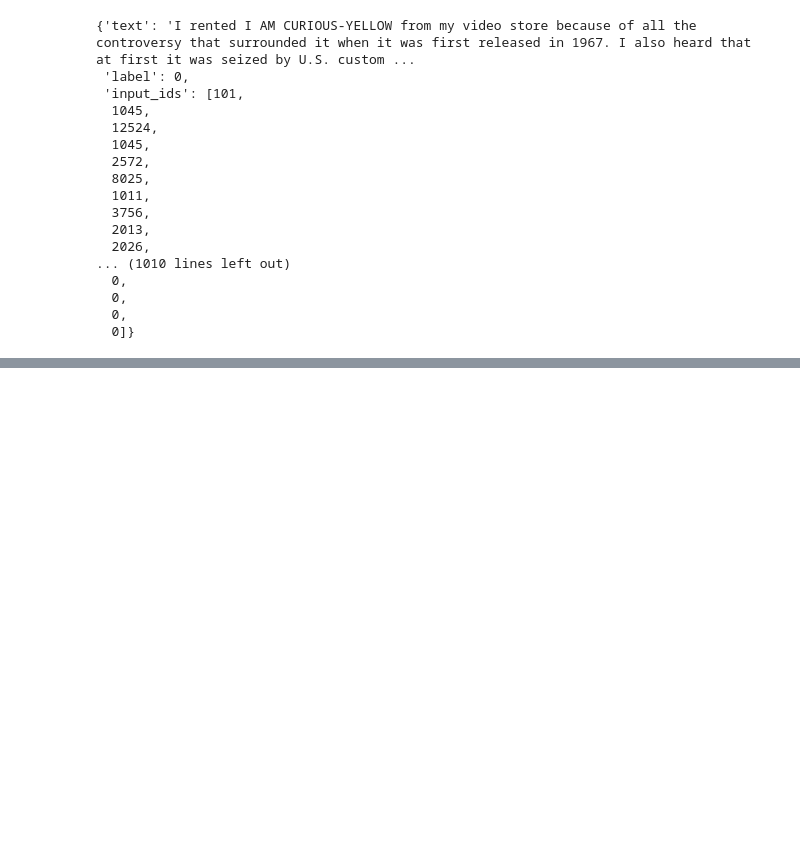
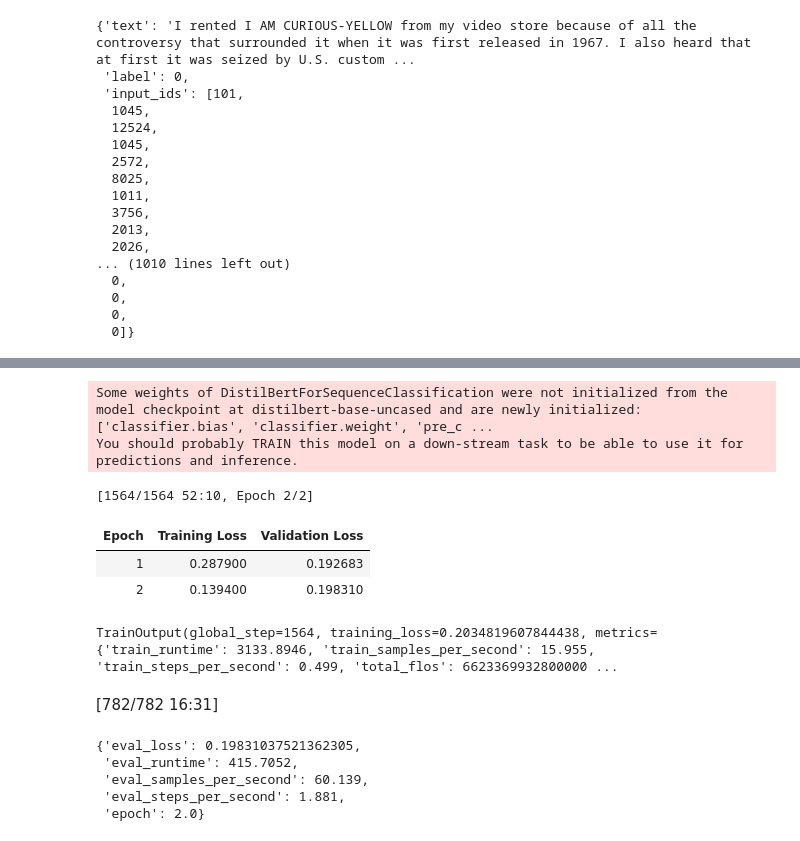
Before and after one commit to KaRtHiK-56/IMDB_Text_Classification_HF, a Jupyter notebook: IMDB_HF.ipynb, the cells around one changed output, grey strips where cells are left out. Cells and saved outputs as stored; diff of their text form; code cells hidden in the pictures; blank space fills up the shorter version.

```diff
--- a/IMDB_HF.ipynb
+++ b/IMDB_HF.ipynb
@@ -149,0 +154,34 @@ weight_decay=0.01,
+# %%
+#initialise the training model
+model = AutoModelForSequenceClassification.from_pretrained('distilbert-base-uncased', num_labels=2)
+trainer = Trainer(
+    model=model,
+    args=train_args,
+    train_dataset=token['train'],
+    eval_dataset=token['test'],
+    tokenizer=tokenizer,
+)
+# %% [output]
+Some weights of DistilBertForSequenceClassification were not initialized from the model checkpoint at distilbert-base-uncased and are newly initialized: ['classifier.bias', 'classifier.weight', 'pre_c ...
+You should probably TRAIN this model on a down-stream task to be able to use it for predictions and inference.
+# %%
+#initialize the trainer
+trainer.train()
+# %% [output]
+[1564/1564 52:10, Epoch 2/2]
+| Epoch | Training Loss | Validation Loss |
+| 1 | 0.287900 | 0.192683 |
+| 2 | 0.139400 | 0.198310 |
+TrainOutput(global_step=1564, training_loss=0.2034819607844438, metrics={'train_runtime': 3133.8946, 'train_samples_per_second': 15.955, 'train_steps_per_second': 0.499, 'total_flos': 6623369932800000 ...
+# %%
+evaluate = trainer.evaluate()
+# %% [output]
+[782/782 16:31]
+# %%
+evaluate
+# %% [output]
+{'eval_loss': 0.19831037521362305,
+ 'eval_runtime': 415.7052,
+ 'eval_samples_per_second': 60.139,
+ 'eval_steps_per_second': 1.881,
+ 'epoch': 2.0}
```
Also changed, not shown: parts of 4 cells of this notebook.
